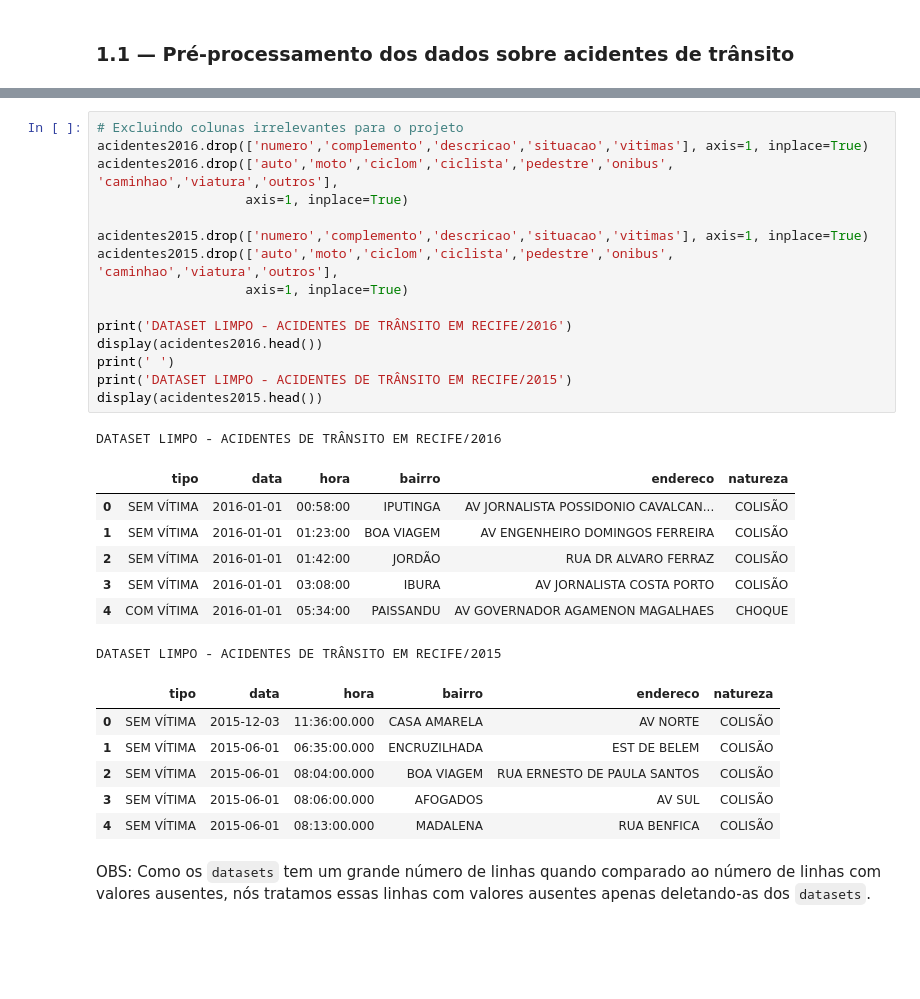
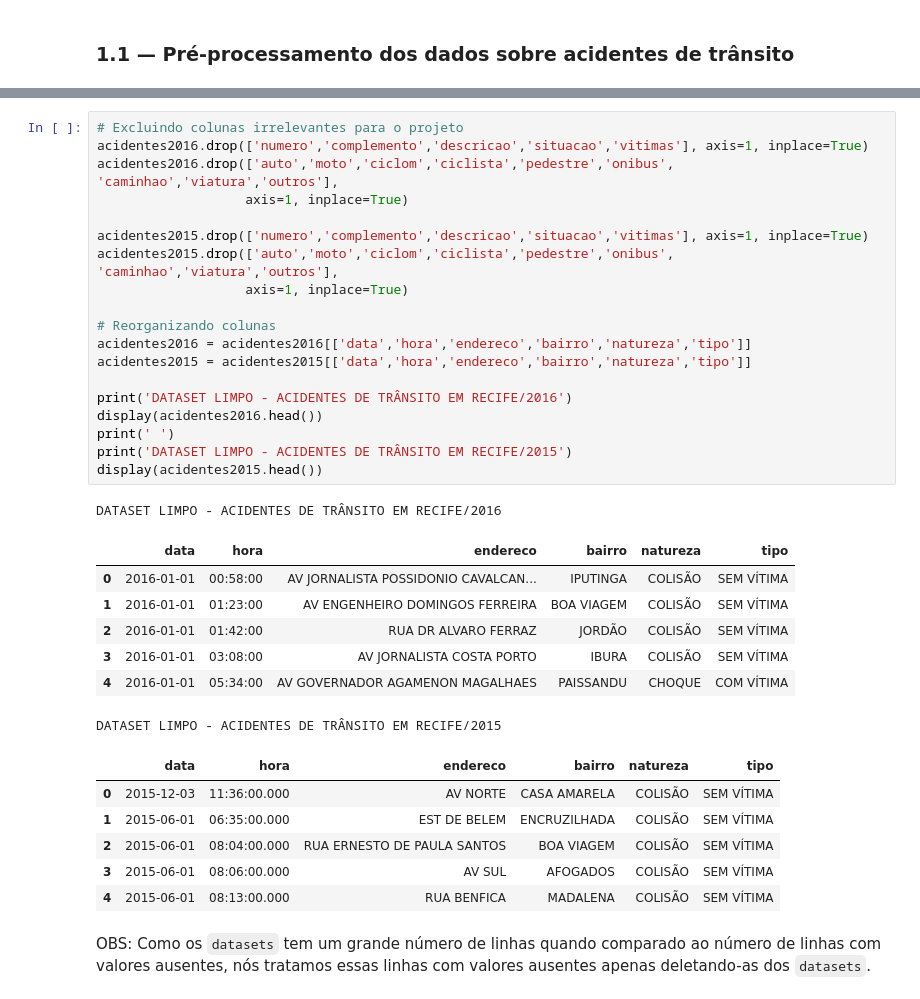
Before and after one commit to if1015-datascience-ufpe/projeto-2017-1-datascienceteam, a Jupyter notebook: 01_pre-processamento.ipynb, the cells around one changed output, grey strips where cells are left out. Cells and saved outputs as stored; diff of their text form; blank space fills up the shorter version.

```diff
--- a/01_pre-processamento.ipynb
+++ b/01_pre-processamento.ipynb
@@ -48,33 +48,37 @@ DATASET BRUTO - ACIDENTES DE TRÂNSITO EM RECIFE/2015
 # %%
 # Excluindo colunas irrelevantes para o projeto
 acidentes2016.drop(['numero','complemento','descricao','situacao','vitimas'], axis=1, inplace=True)
 acidentes2016.drop(['auto','moto','ciclom','ciclista','pedestre','onibus', 'caminhao','viatura','outros'],
                    axis=1, inplace=True)
 
 acidentes2015.drop(['numero','complemento','descricao','situacao','vitimas'], axis=1, inplace=True)
 acidentes2015.drop(['auto','moto','ciclom','ciclista','pedestre','onibus', 'caminhao','viatura','outros'],
                    axis=1, inplace=True)
 
+# Reorganizando colunas
+acidentes2016 = acidentes2016[['data','hora','endereco','bairro','natureza','tipo']]
+acidentes2015 = acidentes2015[['data','hora','endereco','bairro','natureza','tipo']]
+
 print('DATASET LIMPO - ACIDENTES DE TRÂNSITO EM RECIFE/2016')
 display(acidentes2016.head())
 print(' ')
 print('DATASET LIMPO - ACIDENTES DE TRÂNSITO EM RECIFE/2015')
 display(acidentes2015.head())
 # %% [output]
 DATASET LIMPO - ACIDENTES DE TRÂNSITO EM RECIFE/2016
-|  | tipo | data | hora | bairro | endereco | natureza |
-| 0 | SEM VÍTIMA | 2016-01-01 | 00:58:00 | IPUTINGA | AV JORNALISTA POSSIDONIO CAVALCAN... | COLISÃO |
-| 1 | SEM VÍTIMA | 2016-01-01 | 01:23:00 | BOA VIAGEM | AV ENGENHEIRO DOMINGOS FERREIRA | COLISÃO |
-| 2 | SEM VÍTIMA | 2016-01-01 | 01:42:00 | JORDÃO | RUA DR ALVARO FERRAZ | COLISÃO |
-| 3 | SEM VÍTIMA | 2016-01-01 | 03:08:00 | IBURA | AV JORNALISTA COSTA PORTO | COLISÃO |
-| 4 | COM VÍTIMA | 2016-01-01 | 05:34:00 | PAISSANDU | AV GOVERNADOR AGAMENON MAGALHAES | CHOQUE |
+|  | data | hora | endereco | bairro | natureza | tipo |
+| 0 | 2016-01-01 | 00:58:00 | AV JORNALISTA POSSIDONIO CAVALCAN... | IPUTINGA | COLISÃO | SEM VÍTIMA |
+| 1 | 2016-01-01 | 01:23:00 | AV ENGENHEIRO DOMINGOS FERREIRA | BOA VIAGEM | COLISÃO | SEM VÍTIMA |
+| 2 | 2016-01-01 | 01:42:00 | RUA DR ALVARO FERRAZ | JORDÃO | COLISÃO | SEM VÍTIMA |
+| 3 | 2016-01-01 | 03:08:00 | AV JORNALISTA COSTA PORTO | IBURA | COLISÃO | SEM VÍTIMA |
+| 4 | 2016-01-01 | 05:34:00 | AV GOVERNADOR AGAMENON MAGALHAES | PAISSANDU | CHOQUE | COM VÍTIMA |
 DATASET LIMPO - ACIDENTES DE TRÂNSITO EM RECIFE/2015
-|  | tipo | data | hora | bairro | endereco | natureza |
-| 0 | SEM VÍTIMA | 2015-12-03 | 11:36:00.000 | CASA AMARELA | AV NORTE | COLISÃO |
-| 1 | SEM VÍTIMA | 2015-06-01 | 06:35:00.000 | ENCRUZILHADA | EST DE BELEM | COLISÃO |
-| 2 | SEM VÍTIMA | 2015-06-01 | 08:04:00.000 | BOA VIAGEM | RUA ERNESTO DE PAULA SANTOS | COLISÃO |
-| 3 | SEM VÍTIMA | 2015-06-01 | 08:06:00.000 | AFOGADOS | AV SUL | COLISÃO |
-| 4 | SEM VÍTIMA | 2015-06-01 | 08:13:00.000 | MADALENA | RUA BENFICA | COLISÃO |
+|  | data | hora | endereco | bairro | natureza | tipo |
+| 0 | 2015-12-03 | 11:36:00.000 | AV NORTE | CASA AMARELA | COLISÃO | SEM VÍTIMA |
+| 1 | 2015-06-01 | 06:35:00.000 | EST DE BELEM | ENCRUZILHADA | COLISÃO | SEM VÍTIMA |
+| 2 | 2015-06-01 | 08:04:00.000 | RUA ERNESTO DE PAULA SANTOS | BOA VIAGEM | COLISÃO | SEM VÍTIMA |
+| 3 | 2015-06-01 | 08:06:00.000 | AV SUL | AFOGADOS | COLISÃO | SEM VÍTIMA |
+| 4 | 2015-06-01 | 08:13:00.000 | RUA BENFICA | MADALENA | COLISÃO | SEM VÍTIMA |
 # %% [markdown]
 OBS: Como os `datasets` tem um grande número de linhas quando comparado ao número de linhas com valores ausentes, nós tratamos essas linhas com valores ausentes apenas deletando-as dos `datasets`.
 # %%
```
Also changed, not shown: parts of 6 cells of this notebook, 4 other files.
